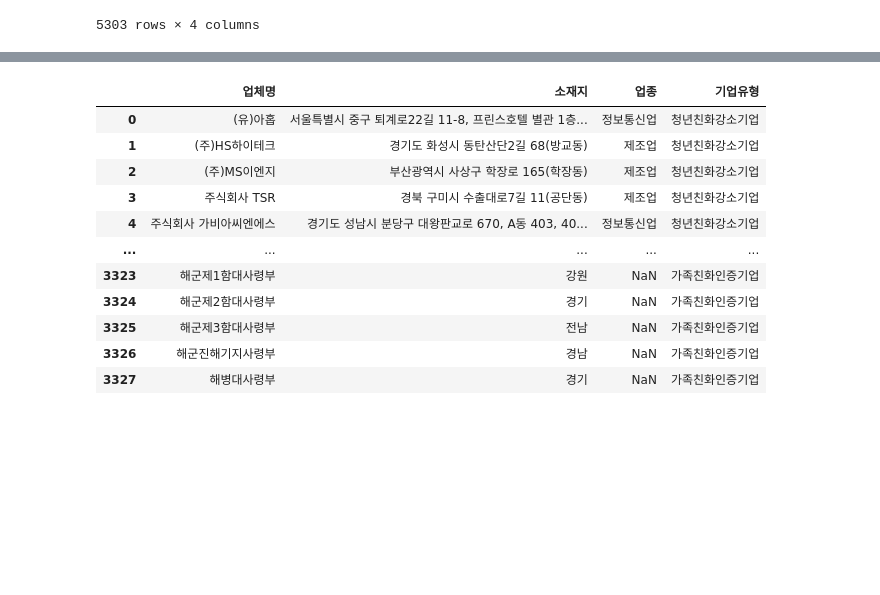
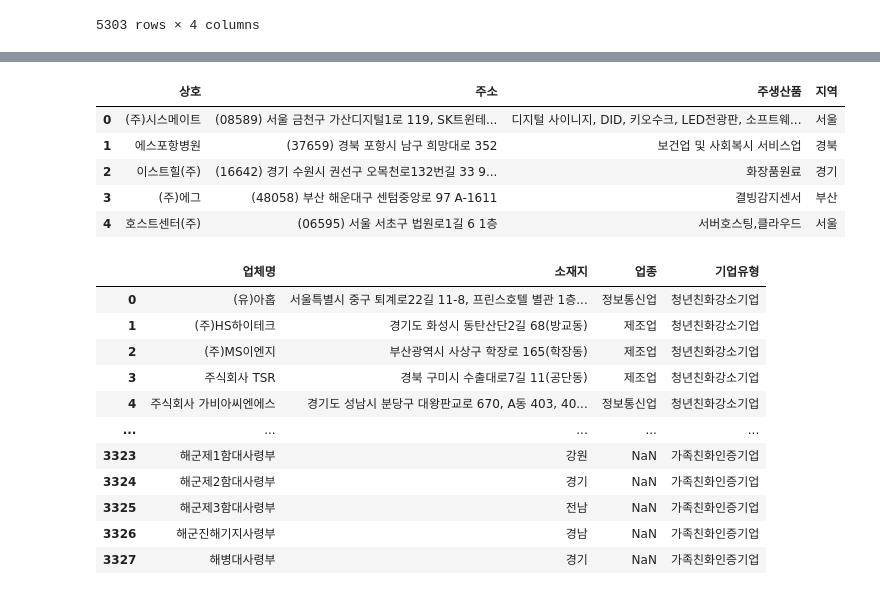
Before and after one commit to O-Kpy/Project, a Jupyter notebook: 뉴스기사_크롤러_+_DB_연결_적재.ipynb, the cells around one changed output, grey strips where cells are left out. Cells and saved outputs as stored; diff of their text form; code cells hidden in the pictures; blank space fills up the shorter version.

```diff
--- a/뉴스기사_크롤러_+_DB_연결_적재.ipynb
+++ b/뉴스기사_크롤러_+_DB_연결_적재.ipynb
@@ -223,0 +250,27 @@ Inter_corp.to_sql(name='Inter_corp', con=engine, if_exists='append',index=False)
+# %%
+conn.close()
+
+from sqlalchemy import create_engine
+
+engine = create_engine("mysql+pymysql://OhKyujin:"+"Ohkyujin!"+"@corpcollector.ciqetekukvwo.ap-northeast-2.rds.amazonaws.com:3306/Corp?charset=utf8", encoding = "utf-8")
+conn = engine.connect()
+
+data.to_sql(name='청년친화강소기업_시각화', con=engine, if_exists='append',index=False)
+# %%
+# 인재육성형중소기업 전처리
+
+sql = 'select * from 인재육성형중소기업'
+
+data = pd.read_sql_query(sql, conn)
+# %%
+data['지역'] = data['주소'].apply(lambda x: x.split(' ')[1])
+data['지역'] = data['지역'].replace({'대구광역시':'대구', '경상남도':'경남', '부산광역시':'부산', '대전광역시':'대전'})
+data = data[['상호', '주소', '주생산품', '지역']]
+data.head()
+# %% [output]
+|  | 상호 | 주소 | 주생산품 | 지역 |
+| 0 | (주)시스메이트 | (08589) 서울 금천구 가산디지털1로 119, SK트윈테... | 디지털 사이니지, DID, 키오수크, LED전광판, 소프트웨... | 서울 |
+| 1 | 에스포항병원 | (37659) 경북 포항시 남구 희망대로 352 | 보건업 및 사회복시 서비스업 | 경북 |
+| 2 | 이스트힐(주) | (16642) 경기 수원시 권선구 오목천로132번길 33 9... | 화장품원료 | 경기 |
+| 3 | (주)에그 | (48058) 부산 해운대구 센텀중앙로 97 A-1611 | 결빙감지센서 | 부산 |
+| 4 | 호스트센터(주) | (06595) 서울 서초구 법원로1길 6 1층 | 서버호스팅,클라우드 | 서울 |
```
Also changed, not shown: parts of 7 cells of this notebook.
